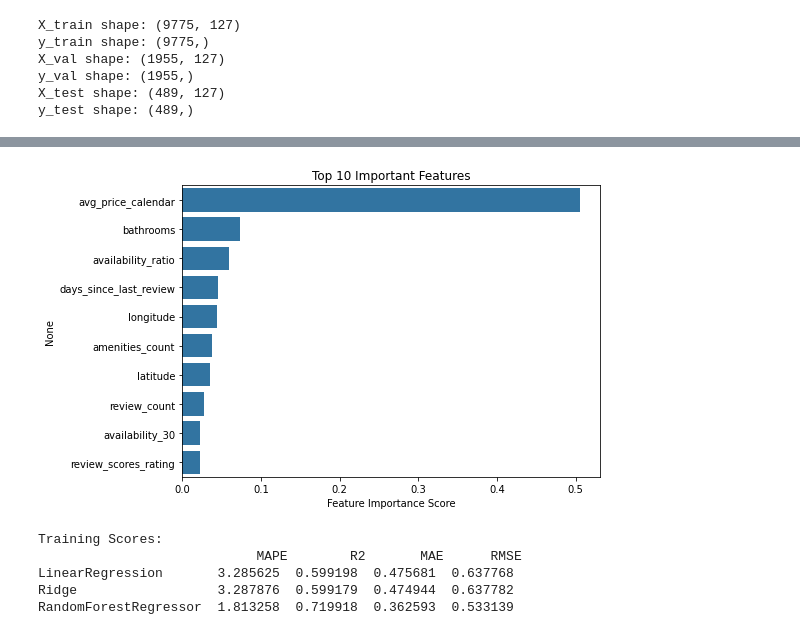
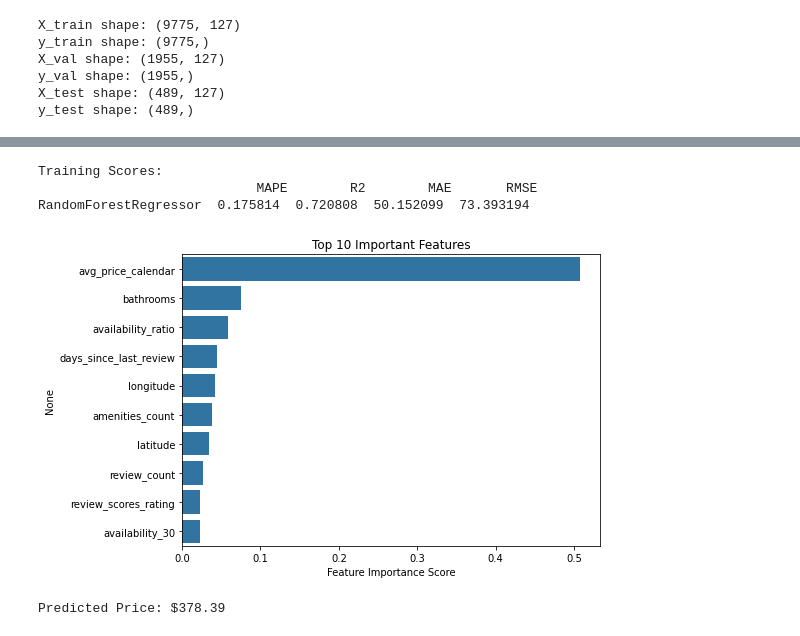
Before and after one commit to ayeti82/data-science-consulting-approach-capstone-project, a Jupyter notebook: scripts/model.ipynb, the cells around one changed output, grey strips where cells are left out. Drawn from its saved outputs; the diff is of its cells as text; code cells hidden in the pictures.

Commit message:
Modified preprocess.ipynb, model.ipynb and updated data

```diff
--- a/scripts/model.ipynb
+++ b/scripts/model.ipynb
@@ -133,49 +191,52 @@ plt.show()
+# %%
+# Define models
+models = [
+    RandomForestRegressor(random_state=42, max_depth=None, min_samples_leaf=1,
+                          min_samples_split=3, n_estimators=150)
+]
+
+test_scores = {}
+
+# Test and evaluate
+for model in tqdm(models, desc="Testing models", unit="model"):
+    name = model.__class__.__name__
+    model.fit(X_train, y_train)
+
+    y_test_pred = model.predict(X_test)
+
+    test_scores[name] = {
+        'MAPE': mean_absolute_percentage_error(y_test, y_test_pred),
+        'R2': r2_score(y_test, y_test_pred),
+        'MAE': mean_absolute_error(y_test, y_test_pred),
+        'RMSE': np.sqrt(mean_squared_error(y_test, y_test_pred))
+    }
+
+# Convert to DataFrame for comparison
+test_scores_df = pd.DataFrame(test_scores).T
+
+print("Training Scores:\n", test_scores_df)
+# %% [output]
+Training Scores:
+                            MAPE        R2        MAE       RMSE
+RandomForestRegressor  0.175814  0.720808  50.152099  73.393194
 # %%
-# Choose best model manually or based on R²
-best_model = models[2]
-
+# Choose best model based on R²
+best_model = models[0]
 importances = pd.Series(best_model.feature_importances_, index=X.columns)
 top_features = importances.sort_values(ascending=False).head(10)
 
 plt.figure(figsize=(8, 5))
 sns.barplot(x=top_features.values, y=top_features.index)
 plt.title("Top 10 Important Features")
 plt.xlabel("Feature Importance Score")
 plt.tight_layout()
 plt.show()
 # %% [output]
-[figure, old version]
+[figure, new version]
-# %%
-# Define models
-models = [
-    LinearRegression(),
-    Ridge(),
-    RandomForestRegressor()
-]
-
-test_scores = {}
-
-# Test and evaluate
-for model in tqdm(models, desc="Testing models", unit="model"):
-    name = model.__class__.__name__
-    model.fit(X_train, y_train)
-
-    y_test_pred = model.predict(X_test)
-
-    test_scores[name] = {
-        'MAPE': mean_absolute_percentage_error(y_test, y_test_pred),
-        'R2': r2_score(y_test, y_test_pred),
-        'MAE': mean_absolute_error(y_test, y_test_pred),
-        'RMSE': np.sqrt(mean_squared_error(y_test, y_test_pred))
-    }
-
-# Convert to DataFrame for comparison
-test_scores_df = pd.DataFrame(test_scores).T
-
-print("Training Scores:\n", test_scores_df)
-# %% [output]
-Training Scores:
-                            MAPE        R2       MAE      RMSE
-LinearRegression       3.285625  0.599198  0.475681  0.637768
-Ridge                  3.287876  0.599179  0.474944  0.637782
-RandomForestRegressor  1.813258  0.719918  0.362593  0.533139
+# %%
+# Predicting price for one listing (just as a sample)
+sample = X_test.iloc[[9]]
+predicted_price = best_model.predict(sample)[0]
+print(f"Predicted Price: ${predicted_price:.2f}")
+# %% [output]
+Predicted Price: $378.39
```
Also changed, not shown: parts of 8 cells of this notebook, 2 other files.
